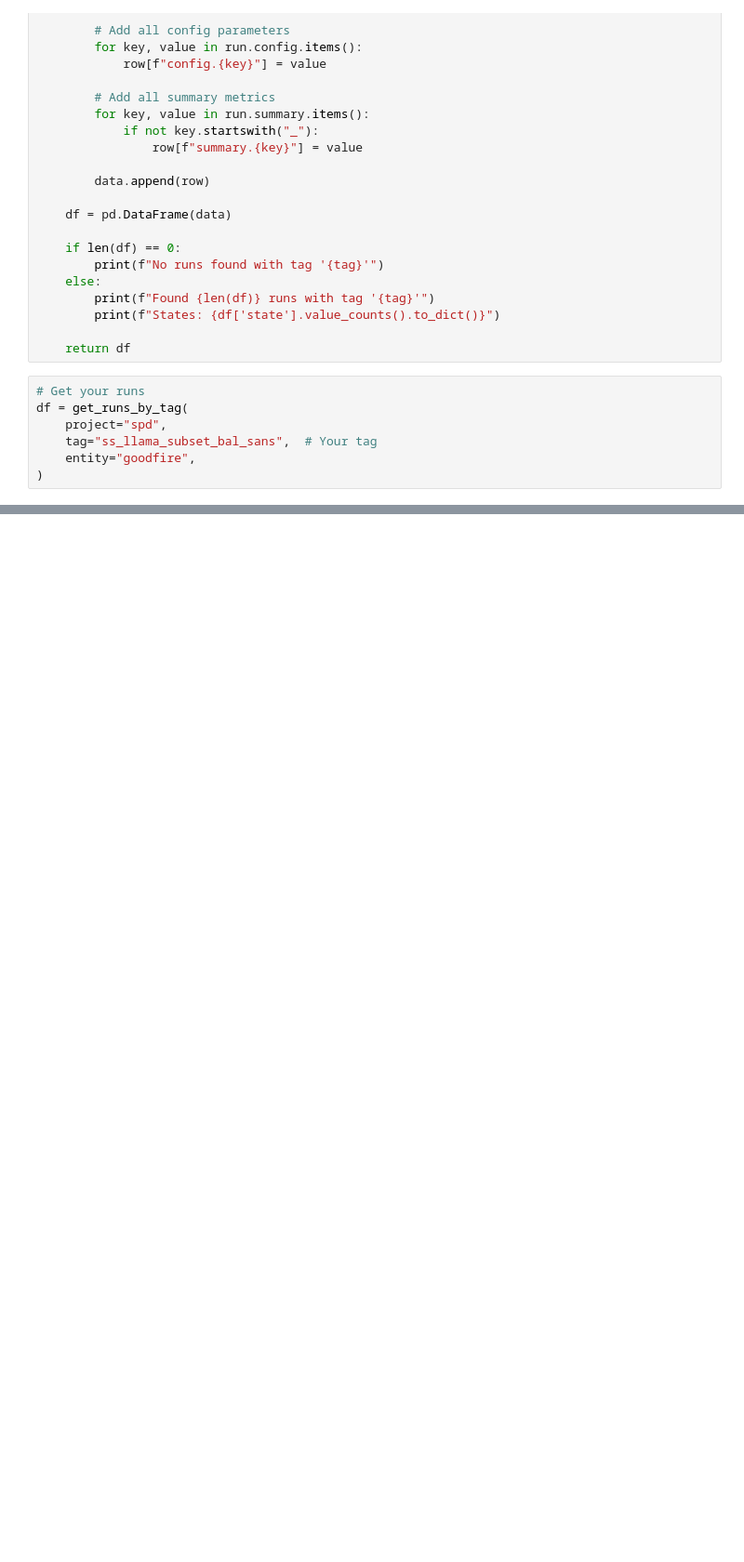
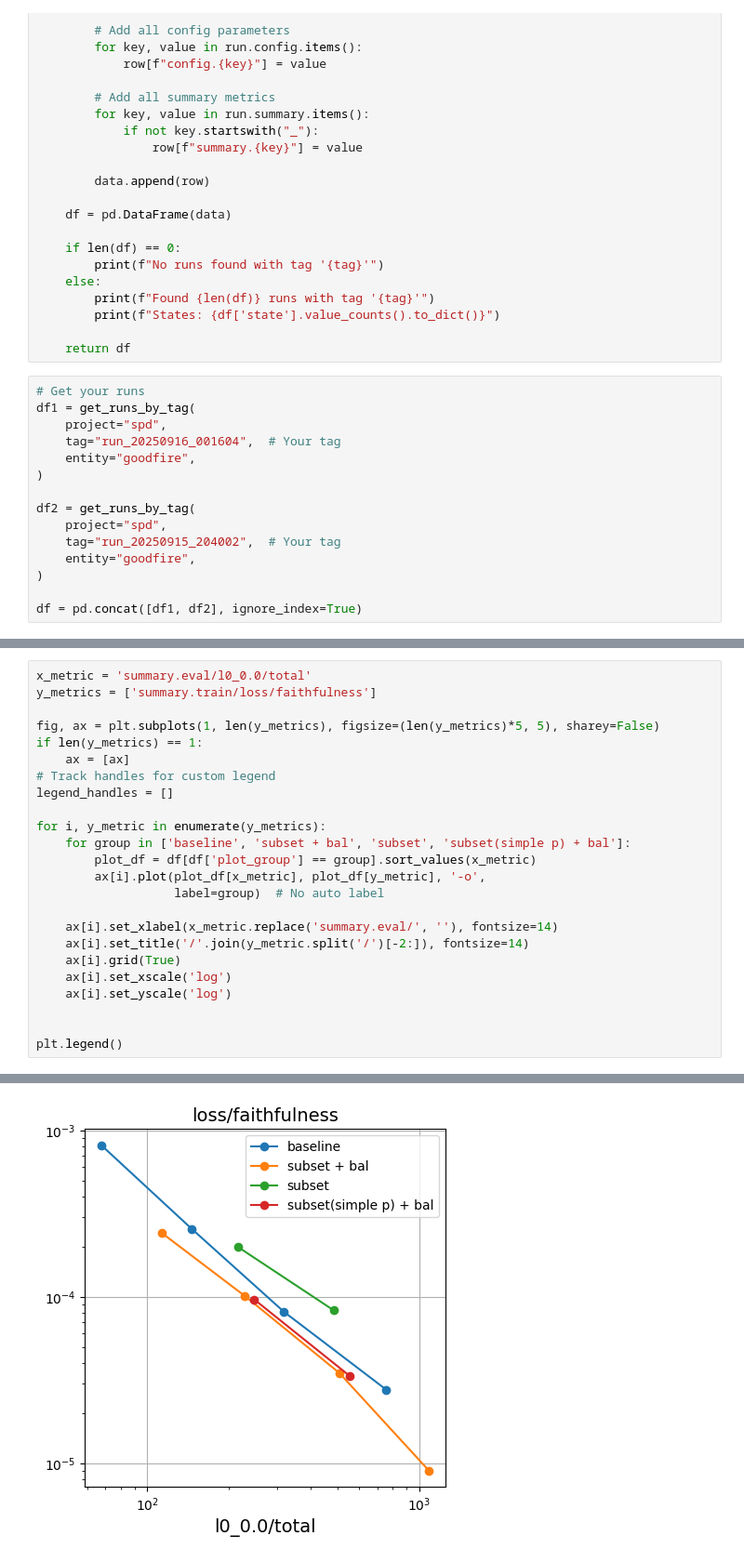
Before and after one commit to goodfire-ai/spd, a Jupyter notebook: spd/nathu_notebooks/plot_sweeps.ipynb, the cells around one changed output, grey strips where cells are left out. Shown at 93% size. Cells and saved outputs as stored; diff of their text form; blank space fills up the shorter version.

```diff
--- a/spd/nathu_notebooks/plot_sweeps.ipynb
+++ b/spd/nathu_notebooks/plot_sweeps.ipynb
@@ -45,8 +46,16 @@ def get_runs_by_tag(project: str, tag: str, entity: str | None = None) -> pd.Dat
     return df
 # %%
 # Get your runs
-df = get_runs_by_tag(
+df1 = get_runs_by_tag(
     project="spd",
-    tag="ss_llama_subset_bal_sans",  # Your tag
+    tag="run_20250916_001604",  # Your tag
     entity="goodfire",
 )
+
+df2 = get_runs_by_tag(
+    project="spd",
+    tag="run_20250915_204002",  # Your tag
+    entity="goodfire",
+)
+
+df = pd.concat([df1, df2], ignore_index=True)
@@ -67,0 +135,25 @@ if len(df) > 0:
+# %%
+x_metric = 'summary.eval/l0_0.0/total'
+y_metrics = ['summary.train/loss/faithfulness']
+
+fig, ax = plt.subplots(1, len(y_metrics), figsize=(len(y_metrics)*5, 5), sharey=False)
+if len(y_metrics) == 1:
+    ax = [ax]
+# Track handles for custom legend
+legend_handles = []
+
+for i, y_metric in enumerate(y_metrics):
+    for group in ['baseline', 'subset + bal', 'subset', 'subset(simple p) + bal']:
+        plot_df = df[df['plot_group'] == group].sort_values(x_metric)
+        ax[i].plot(plot_df[x_metric], plot_df[y_metric], '-o',
+                   label=group)  # No auto label
+
+    ax[i].set_xlabel(x_metric.replace('summary.eval/', ''), fontsize=14)
+    ax[i].set_title('/'.join(y_metric.split('/')[-2:]), fontsize=14)
+    ax[i].grid(True)
+    ax[i].set_xscale('log')
+    ax[i].set_yscale('log')
+
+
+plt.legend()
+# %% [output]
@@ -67,0 +161 @@ if len(df) > 0:
+[figure, added]
```
Also changed, not shown: parts of 11 cells of this notebook.
